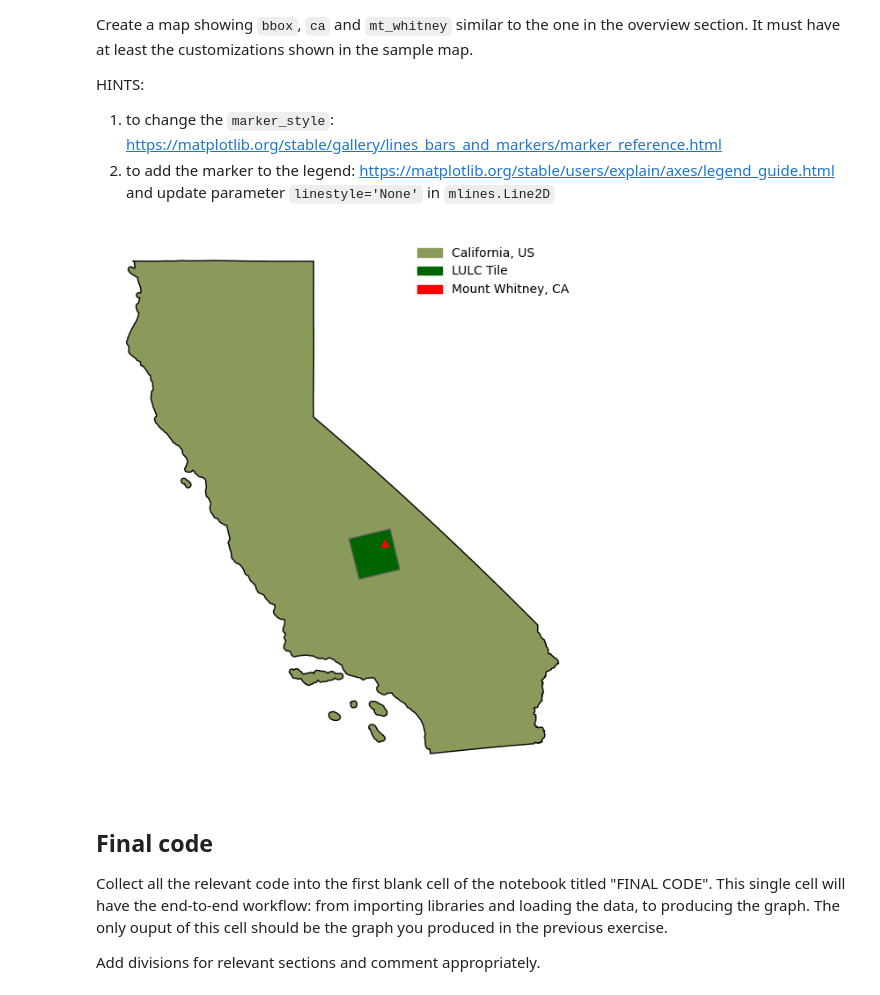
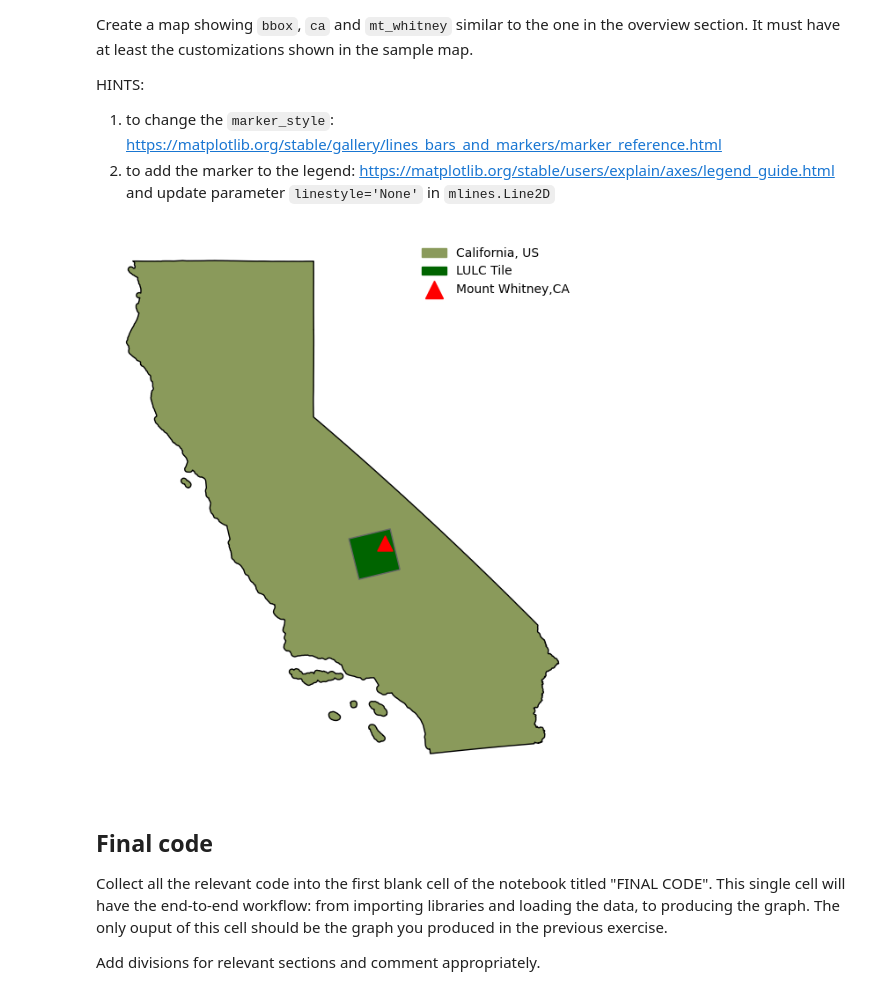
Before and after one commit to mariamkg00/eds-220-hwk-4, a Jupyter notebook: hwk4-task1-whitney-map.ipynb, the cells around one changed output. Saved outputs shown, nothing was run; the diff lists cells and outputs as text; code cells hidden in the pictures.

Commit message:
removing linestyle

```diff
--- a/hwk4-task1-whitney-map.ipynb
+++ b/hwk4-task1-whitney-map.ipynb
@@ -186,32 +187,33 @@ HINTS:
 # %%
 # making plot
 
 fig, ax = plt.subplots(figsize = (12,8))
 
 ax.axis('off')
 #----- california subplot-----------
 ca.plot(ax=ax, color='#8A9A5B', edgecolor='black')
 
 # making legend patch for california map
 ca_patch = mpatches.Patch(color = '#8A9A5B', label = 'California, US')
 
 # ------lulc bbox subplot-------
 bbox.plot(ax = ax, color = 'darkgreen', edgecolor = '0.4', label = 'LULC Tile')
 # making legend patch for lulc tile
 bbox_patch = mpatches.Patch(color = 'darkgreen', label = 'LULC Tile')
 
 # ------ mt whitney subplot -----
-mt_whitney.plot(ax = ax, color = 'red', marker = '^')
+mt_whitney.plot(ax = ax, color = 'red', marker = '^', markersize = 150)
 
 # making legend patch for Mt Whitney
-mt_whitney_patch = mpatches.Patch(color = 'red', label = 'Mount Whitney, CA')
-
+#mt_whitney_patch = mpatches.Patch(color = 'red', label = 'Mount Whitney, CA')
+mt_whitney_leg = mlines.Line2D([], [], color='red', marker='^',
+                          markersize=15, label='Mount Whitney,CA', linestyle = "None")
 
 # making the legend
-ax.legend(handles = [ca_patch, bbox_patch, mt_whitney_patch], frameon = False, loc = 'upper right')
+ax.legend(handles = [ca_patch, bbox_patch, mt_whitney_leg], frameon = False, loc = 'upper right')
 plt.show()
 # %% [output]
-[figure, old version]
+[figure, new version]
 # %% [markdown]
 ## Final code
 Collect all the relevant code into the first blank cell of the notebook titled "FINAL CODE". This single cell will have the end-to-end workflow: from importing libraries and loading the data, to producing the graph. The only ouput of this cell should be the graph you produced in the previous exercise.
```
Also changed, not shown: parts of 1 cell of this notebook, 1 other file.
